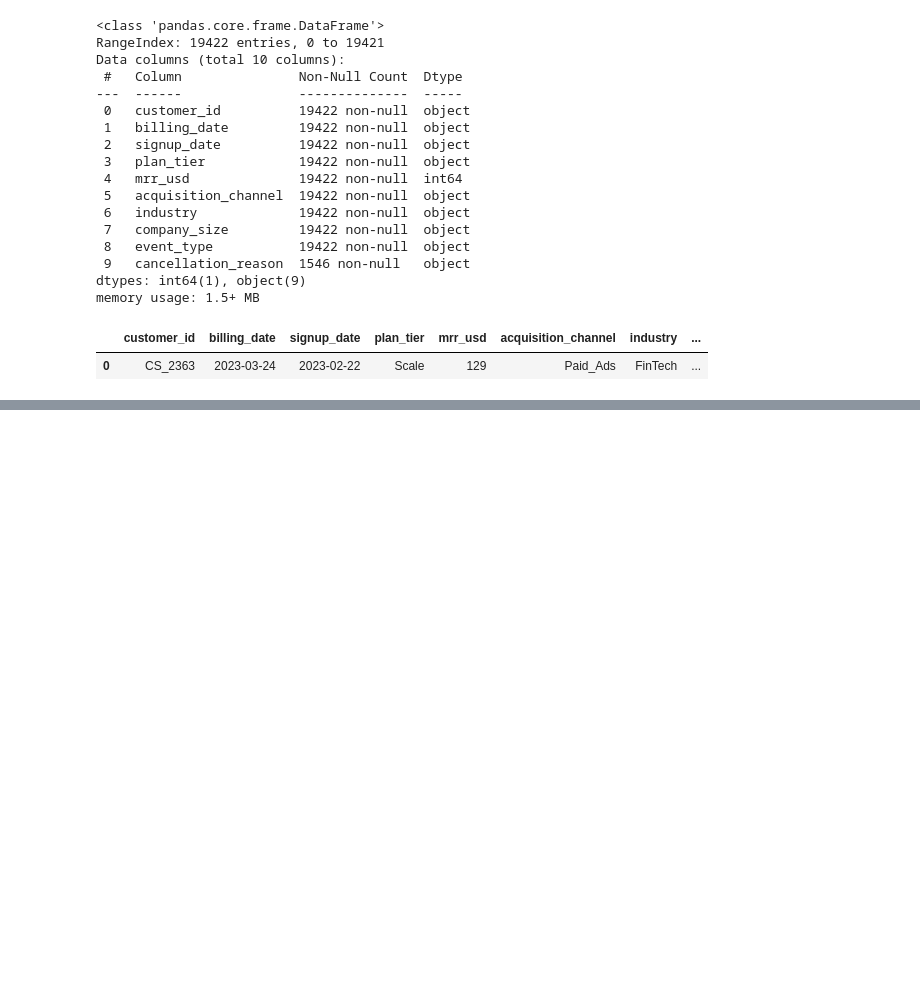
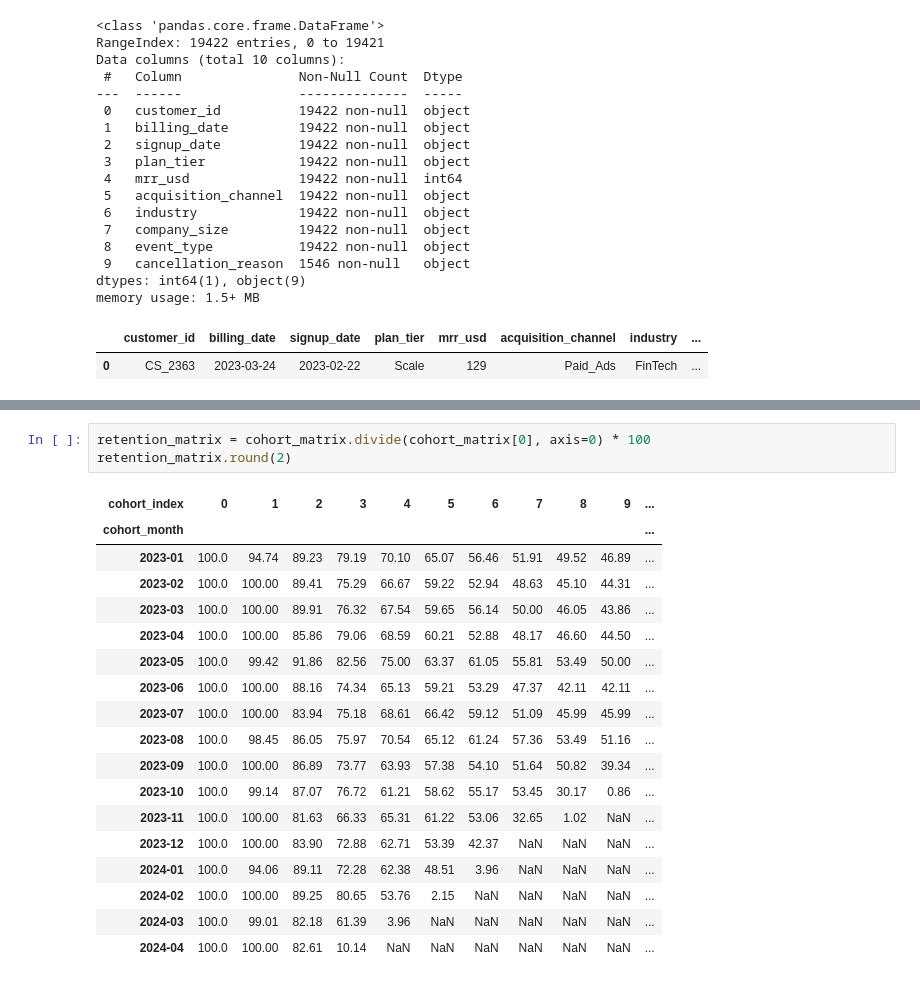
Before and after one commit to banerjee109/Infotact-Project-2, a Jupyter notebook: cohort_retention_cltv_analysis_project.ipynb, the cells around one changed output, grey strips where cells are left out. Drawn from its saved outputs; the diff is of its cells as text; blank space fills up the shorter version.

```diff
--- a/cohort_retention_cltv_analysis_project.ipynb
+++ b/cohort_retention_cltv_analysis_project.ipynb
@@ -229,0 +313,22 @@ df.shape
+# %%
+retention_matrix = cohort_matrix.divide(cohort_matrix[0], axis=0) * 100
+retention_matrix.round(2)
+# %% [output]
+| cohort_index | 0 | 1 | 2 | 3 | 4 | 5 | 6 | 7 | 8 | 9 | ... |
+| cohort_month |  |  |  |  |  |  |  |  |  |  | ... |
+| 2023-01 | 100.0 | 94.74 | 89.23 | 79.19 | 70.10 | 65.07 | 56.46 | 51.91 | 49.52 | 46.89 | ... |
+| 2023-02 | 100.0 | 100.00 | 89.41 | 75.29 | 66.67 | 59.22 | 52.94 | 48.63 | 45.10 | 44.31 | ... |
+| 2023-03 | 100.0 | 100.00 | 89.91 | 76.32 | 67.54 | 59.65 | 56.14 | 50.00 | 46.05 | 43.86 | ... |
+| 2023-04 | 100.0 | 100.00 | 85.86 | 79.06 | 68.59 | 60.21 | 52.88 | 48.17 | 46.60 | 44.50 | ... |
+| 2023-05 | 100.0 | 99.42 | 91.86 | 82.56 | 75.00 | 63.37 | 61.05 | 55.81 | 53.49 | 50.00 | ... |
+| 2023-06 | 100.0 | 100.00 | 88.16 | 74.34 | 65.13 | 59.21 | 53.29 | 47.37 | 42.11 | 42.11 | ... |
+| 2023-07 | 100.0 | 100.00 | 83.94 | 75.18 | 68.61 | 66.42 | 59.12 | 51.09 | 45.99 | 45.99 | ... |
+| 2023-08 | 100.0 | 98.45 | 86.05 | 75.97 | 70.54 | 65.12 | 61.24 | 57.36 | 53.49 | 51.16 | ... |
+| 2023-09 | 100.0 | 100.00 | 86.89 | 73.77 | 63.93 | 57.38 | 54.10 | 51.64 | 50.82 | 39.34 | ... |
+| 2023-10 | 100.0 | 99.14 | 87.07 | 76.72 | 61.21 | 58.62 | 55.17 | 53.45 | 30.17 | 0.86 | ... |
+| 2023-11 | 100.0 | 100.00 | 81.63 | 66.33 | 65.31 | 61.22 | 53.06 | 32.65 | 1.02 | NaN | ... |
+| 2023-12 | 100.0 | 100.00 | 83.90 | 72.88 | 62.71 | 53.39 | 42.37 | NaN | NaN | NaN | ... |
+| 2024-01 | 100.0 | 94.06 | 89.11 | 72.28 | 62.38 | 48.51 | 3.96 | NaN | NaN | NaN | ... |
+| 2024-02 | 100.0 | 100.00 | 89.25 | 80.65 | 53.76 | 2.15 | NaN | NaN | NaN | NaN | ... |
+| 2024-03 | 100.0 | 99.01 | 82.18 | 61.39 | 3.96 | NaN | NaN | NaN | NaN | NaN | ... |
+| 2024-04 | 100.0 | 100.00 | 82.61 | 10.14 | NaN | NaN | NaN | NaN | NaN | NaN | ... |
```
Also changed, not shown: parts of 9 cells of this notebook.
